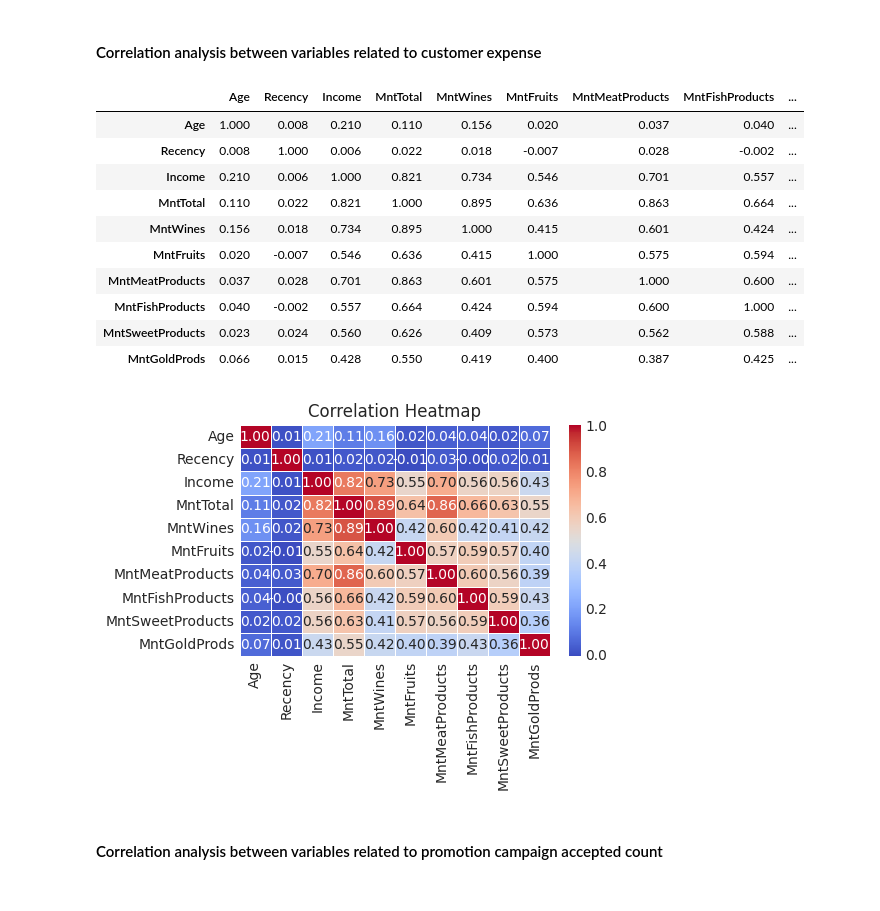
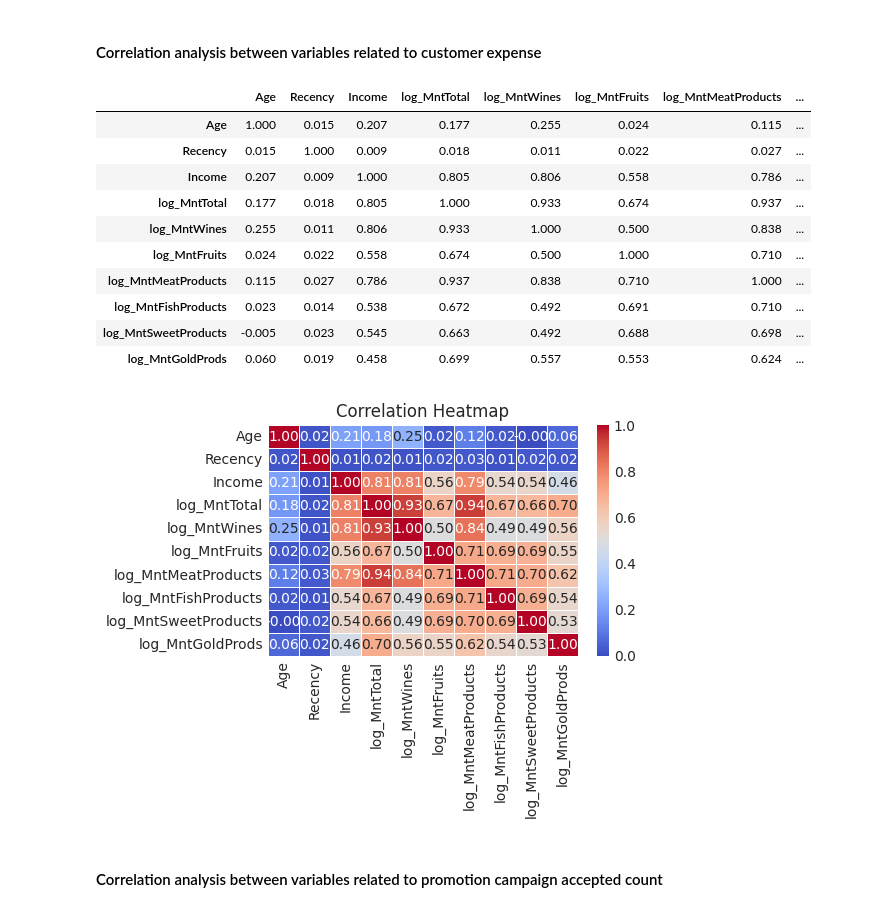
Before and after one commit to nh-adorie/adorie-data-projects, a Jupyter notebook: customer-personality-analysis/notebooks/1_eda_cleaning.ipynb, the cells around one changed output. Cells and saved outputs as stored; diff of their text form; code cells hidden in the pictures.

```diff
--- a/customer-personality-analysis/notebooks/1_eda_cleaning.ipynb
+++ b/customer-personality-analysis/notebooks/1_eda_cleaning.ipynb
@@ -470,0 +481,4 @@ Dropped 34 outliers (1.54%)
+# %%
+# after drop outlier
+for col in numeric_cols:
+    outlier_detect(col)
@@ -471,7 +557,7 @@ Dropped 34 outliers (1.54%)
 # %%
-# columns to log transform
-df['log_MntFruits'] = np.log1p(df['MntFruits'])
-df['log_MntMeatProducts'] = np.log1p(df['MntMeatProducts'])
-df['log_MntFishProducts'] = np.log1p(df['MntFishProducts'])
-df['log_MntSweetProducts'] = np.log1p(df['MntSweetProducts'])
-df['log_MntGoldProducts'] = np.log1p(df['MntGoldProds'])
+# log transformation
+log_transform_cols = []
+for col in numeric_cols:
+    new_col_name = 'log_' + col
+    df[new_col_name] = np.log1p(df[col])
+    log_transform_cols.append(new_col_name)
@@ -526,28 +616,30 @@ Lower bound: -0.31, Upper bound: 6.65
 ### 5. Correlation Analysis
 # %% [markdown]
 #### Correlation analysis between variables related to customer expense
+# %%
+corr_cols = ['Age', 'Recency', 'Income', 'log_MntTotal', 'log_MntWines', 'log_MntFruits', 'log_MntMeatProducts', 'log_MntFishProducts', 'log_MntSweetProducts', 'log_MntGoldProds']
 # %%
-df_numeric = df[numeric_cols]
-corr_matrix = df_numeric.corr()
-corr_matrix
+df_corr_customer = df[corr_cols]
+corr_matrix_customer = df_corr_customer.corr()
+corr_matrix_customer
 # %% [output]
-|  | Age | Recency | Income | MntTotal | MntWines | MntFruits | MntMeatProducts | MntFishProducts | ... |
-| Age | 1.000 | 0.008 | 0.210 | 0.110 | 0.156 | 0.020 | 0.037 | 0.040 | ... |
-| Recency | 0.008 | 1.000 | 0.006 | 0.022 | 0.018 | -0.007 | 0.028 | -0.002 | ... |
-| Income | 0.210 | 0.006 | 1.000 | 0.821 | 0.734 | 0.546 | 0.701 | 0.557 | ... |
-| MntTotal | 0.110 | 0.022 | 0.821 | 1.000 | 0.895 | 0.636 | 0.863 | 0.664 | ... |
-| MntWines | 0.156 | 0.018 | 0.734 | 0.895 | 1.000 | 0.415 | 0.601 | 0.424 | ... |
-| MntFruits | 0.020 | -0.007 | 0.546 | 0.636 | 0.415 | 1.000 | 0.575 | 0.594 | ... |
-| MntMeatProducts | 0.037 | 0.028 | 0.701 | 0.863 | 0.601 | 0.575 | 1.000 | 0.600 | ... |
-| MntFishProducts | 0.040 | -0.002 | 0.557 | 0.664 | 0.424 | 0.594 | 0.600 | 1.000 | ... |
-| MntSweetProducts | 0.023 | 0.024 | 0.560 | 0.626 | 0.409 | 0.573 | 0.562 | 0.588 | ... |
-| MntGoldProds | 0.066 | 0.015 | 0.428 | 0.550 | 0.419 | 0.400 | 0.387 | 0.425 | ... |
+|  | Age | Recency | Income | log_MntTotal | log_MntWines | log_MntFruits | log_MntMeatProducts | ... |
+| Age | 1.000 | 0.015 | 0.207 | 0.177 | 0.255 | 0.024 | 0.115 | ... |
+| Recency | 0.015 | 1.000 | 0.009 | 0.018 | 0.011 | 0.022 | 0.027 | ... |
+| Income | 0.207 | 0.009 | 1.000 | 0.805 | 0.806 | 0.558 | 0.786 | ... |
+| log_MntTotal | 0.177 | 0.018 | 0.805 | 1.000 | 0.933 | 0.674 | 0.937 | ... |
+| log_MntWines | 0.255 | 0.011 | 0.806 | 0.933 | 1.000 | 0.500 | 0.838 | ... |
+| log_MntFruits | 0.024 | 0.022 | 0.558 | 0.674 | 0.500 | 1.000 | 0.710 | ... |
+| log_MntMeatProducts | 0.115 | 0.027 | 0.786 | 0.937 | 0.838 | 0.710 | 1.000 | ... |
+| log_MntFishProducts | 0.023 | 0.014 | 0.538 | 0.672 | 0.492 | 0.691 | 0.710 | ... |
+| log_MntSweetProducts | -0.005 | 0.023 | 0.545 | 0.663 | 0.492 | 0.688 | 0.698 | ... |
+| log_MntGoldProds | 0.060 | 0.019 | 0.458 | 0.699 | 0.557 | 0.553 | 0.624 | ... |
 # %%
 # draw heatmap
 plt.figure(figsize=(5,3))
-sns.heatmap(corr_matrix, annot=True, cmap='coolwarm', fmt='.2f', linewidths=0.5)
+sns.heatmap(corr_matrix_customer, annot=True, cmap='coolwarm', fmt='.2f', linewidths=0.5)
 plt.title('Correlation Heatmap')
 plt.show()
 # %% [output]
-[figure, old version]
+[figure, new version]
 # %%
```
Also changed, not shown: parts of 15 cells of this notebook, 1 other file.
